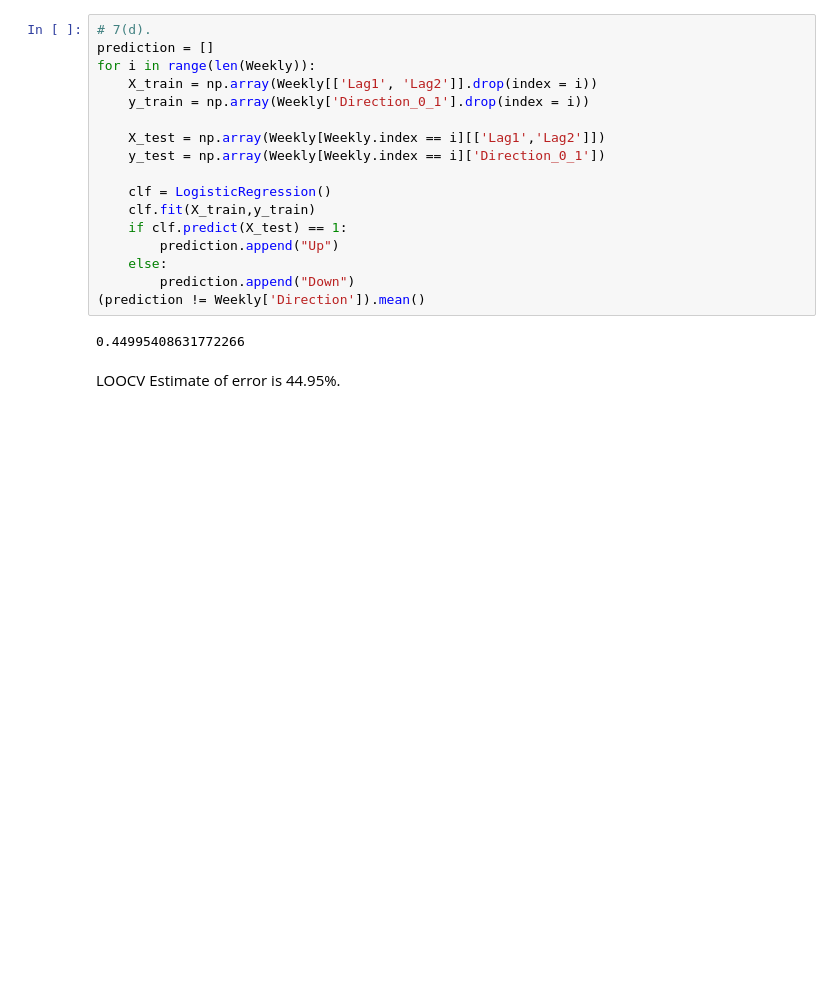
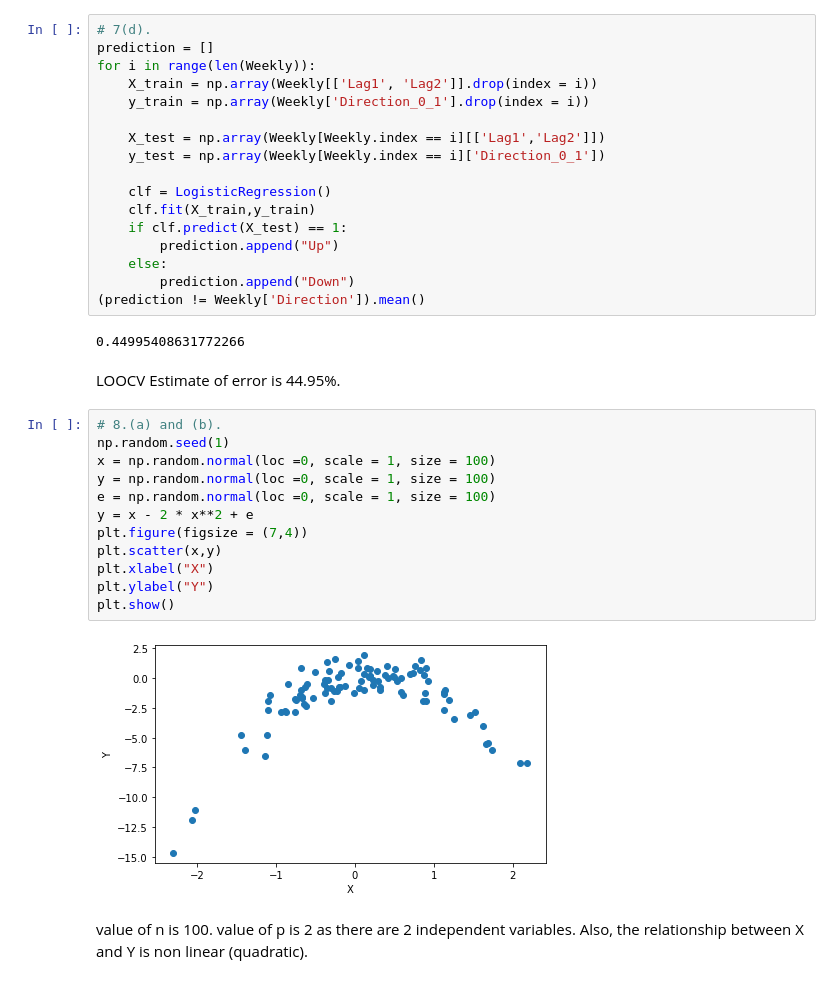
Before and after one commit to atystats/ISLR_Notes_codes, a Jupyter notebook: Chapter 5.ipynb, the cells around one changed output. Saved outputs shown, nothing was run; the diff lists cells and outputs as text; blank space fills up the shorter version.

```diff
--- a/Chapter 5.ipynb
+++ b/Chapter 5.ipynb
@@ -628,3 +628,19 @@ for i in range(len(Weekly)):
 0.44995408631772266
 # %% [markdown]
 LOOCV Estimate of error is 44.95%.
+# %%
+# 8.(a) and (b).
+np.random.seed(1)
+x = np.random.normal(loc =0, scale = 1, size = 100)
+y = np.random.normal(loc =0, scale = 1, size = 100)
+e = np.random.normal(loc =0, scale = 1, size = 100)
+y = x - 2 * x**2 + e
+plt.figure(figsize = (7,4))
+plt.scatter(x,y)
+plt.xlabel("X")
+plt.ylabel("Y")
+plt.show()
+# %% [output]
+[figure, added]
+# %% [markdown]
+value of n is 100. value of p is 2 as there are 2 independent variables. Also, the relationship between X and Y is non linear (quadratic).
```
Also changed, not shown: parts of 3 cells of this notebook.
